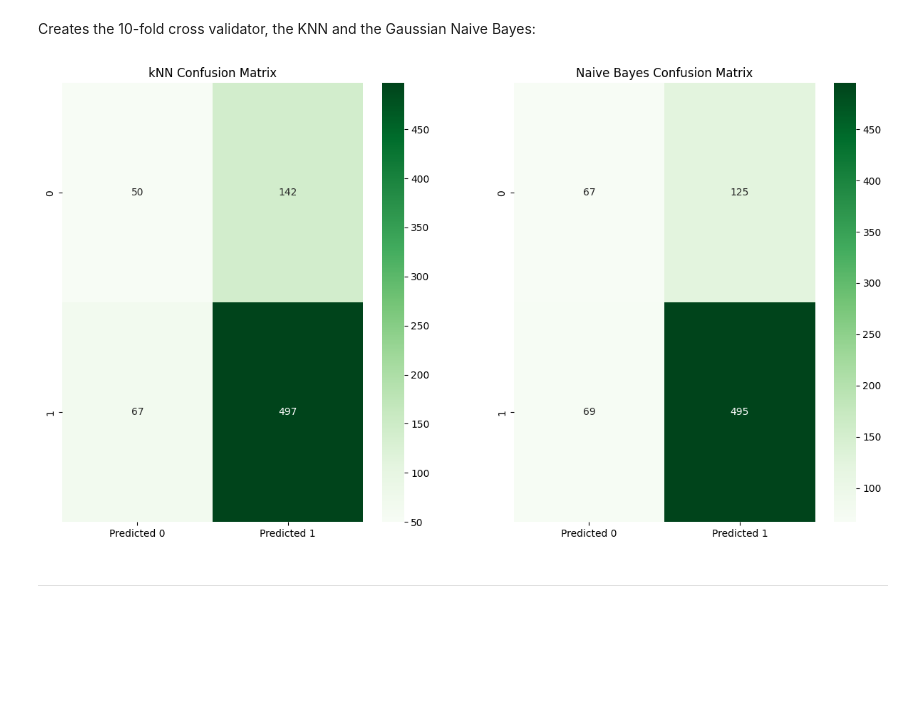
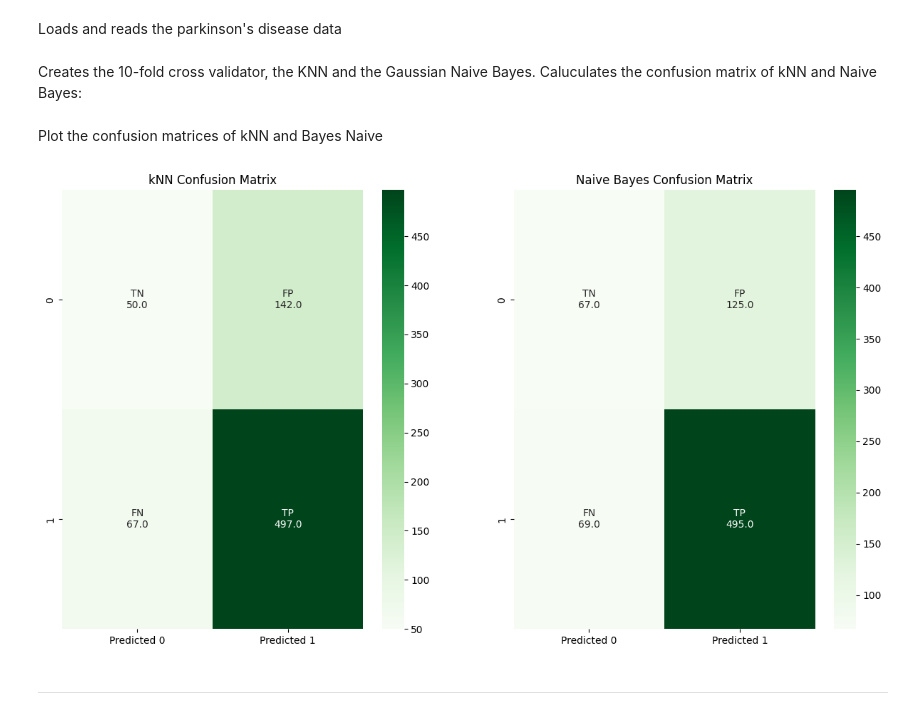
Before and after one commit to PedroChaps/Apre22_23-Homeworks, a Jupyter notebook: hw2/hw2.ipynb, the cells around one changed output. Cells and saved outputs as stored; diff of their text form; code cells hidden in the pictures; blank space fills up the shorter version.

Commit message:
improvements to matrix ploting adding labels to the numbers and adding a md comment before each cell

```diff
--- a/hw2/hw2.ipynb
+++ b/hw2/hw2.ipynb
@@ -5,3 +3,5 @@ Read data:
+# %% [markdown]
+Loads and reads the parkinson's disease data
 # %%
 import numpy as np
 import pandas as pd
@@ -16,7 +16,7 @@ df['class'] = df['class'].str.decode('utf-8')
 X = df.drop('class', axis=1)
 Y = df['class']
 # %% [markdown]
-Creates the 10-fold cross validator, the KNN and the Gaussian Naive Bayes:
+Creates the 10-fold cross validator, the KNN and the Gaussian Naive Bayes. Caluculates the confusion matrix of kNN and Naive Bayes:
 # %%
 from sklearn.model_selection import StratifiedKFold
 from sklearn.neighbors import KNeighborsClassifier
@@ -29,31 +29,33 @@ knn = KNeighborsClassifier(n_neighbors=5, weights='uniform', metric='euclidean')
 nb = GaussianNB()
 
 def calculate_conf_matrix(x, X, Y):
-    conf_mat = np.zeros((2, 2))
+    conf_mat = np.zeros((2, 2)) #inicializates the confusion matrix at 0's
     for train, test in skf.split(X, Y):
         X_train, X_test = X.iloc[train], X.iloc[test]
         Y_train, Y_test = Y.iloc[train], Y.iloc[test]
 
         x.fit(X_train, Y_train)
 
-        Y_pred_nb = x.predict(X_test)
+        Y_pred = x.predict(X_test)
 
-        conf_mat += np.array(confusion_matrix(Y_test, Y_pred_nb, labels=['0', '1']))
+        conf_mat += np.array(confusion_matrix(Y_test, Y_pred, labels=['0', '1']))
     return conf_mat
 
 nb_confusion = pd.DataFrame(calculate_conf_matrix(nb, X, Y), index=['0', '1'], columns=['Predicted 0', 'Predicted 1'])
 knn_confusion = pd.DataFrame(calculate_conf_matrix(knn, X, Y), index=['0', '1'], columns=['Predicted 0', 'Predicted 1'])
+# %% [markdown]
+Plot the confusion matrices of kNN and Bayes Naive
 # %%
-#plots - falta meter isto mais bónito
 titles = ["kNN Confusion Matrix", "Naive Bayes Confusion Matrix"]
 matrices = [knn_confusion, nb_confusion]
 plt.figure(figsize= (15, 8))
 for i in range(len(matrices)):
     plt.subplot(1, 2, i+1)
     plt.title(titles[i])
-    sns.heatmap(matrices[i], annot=True, fmt='g', cmap="Greens")
+    labels = np.array([["TN\n" + str(matrices[i].iat[0, 0]), "FP\n" + str(matrices[i].iat[0, 1])], ["FN\n" + str(matrices[i].iat[1, 0]), "TP\n" + str(matrices[i].iat[1, 1])]])
+    sns.heatmap(matrices[i], annot=labels, fmt='', cmap="Greens")
 # %% [output]
-[figure, old version]
+[figure, new version]
 # %%
 #TODO
 # %% [markdown]
```
Also changed, not shown: parts of 2 cells of this notebook.
